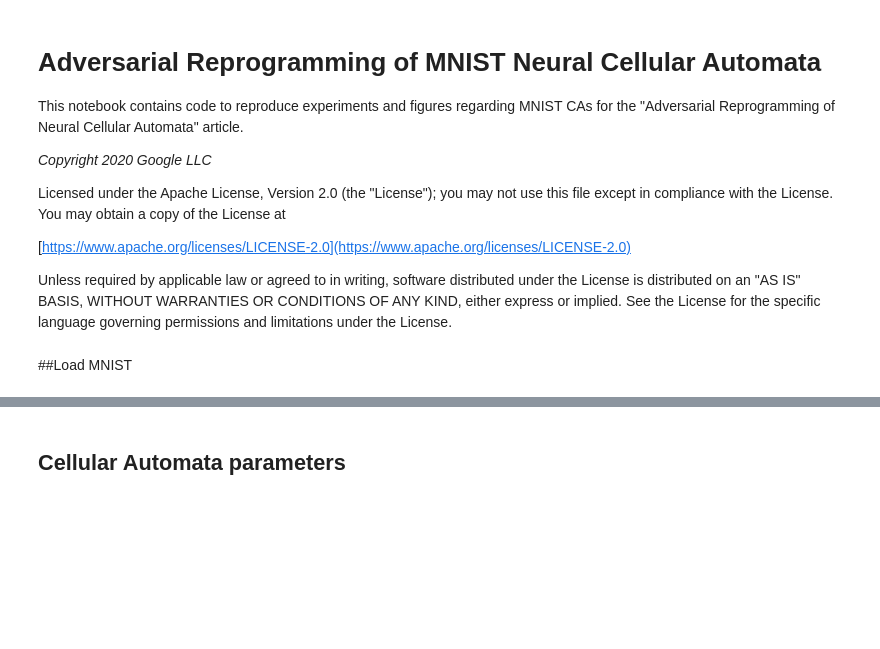
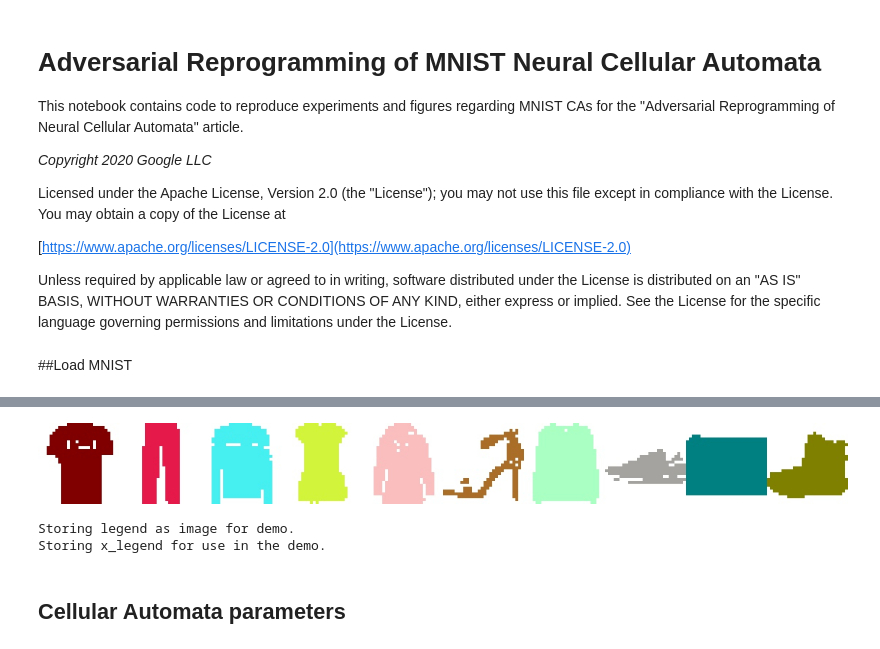
Before and after one commit to mikethebos/CS523-Assignment-3, a Jupyter notebook: fashion_mnist/adversarial_fashion_mnist_ca.ipynb, the cells around one changed output, grey strips where cells are left out. Drawn from its saved outputs; the diff is of its cells as text; code cells hidden in the pictures; blank space fills up the shorter version.

```diff
--- a/fashion_mnist/adversarial_fashion_mnist_ca.ipynb
+++ b/fashion_mnist/adversarial_fashion_mnist_ca.ipynb
@@ -124,7 +124,7 @@ class VideoWriter:
 # %%
 # @title Generate train/test set from MNIST.
 
-(x_train, y_train), (x_test, y_test) = tf.keras.datasets.mnist.load_data()
+(x_train, y_train), (x_test, y_test) = tf.keras.datasets.fashion_mnist.load_data()
 x_train = np.array(x_train / 255.0,).astype(np.float32)
 x_test = np.array(x_test / 255.0,).astype(np.float32)
 
@@ -227,3 +227,4 @@ matplotlib.image.imsave("legend.png", numbers_legend_horiz)
 print("Storing x_legend for use in the demo.")
 import json
 samples_str = json.dumps(x_legend.tolist())
+# %% [output]
@@ -230,3 +243,6 @@ samples_str = json.dumps(x_legend.tolist())
+[figure, added]
+Storing legend as image for demo.
+Storing x_legend for use in the demo.
 # %% [markdown]
 ## Cellular Automata parameters
 # %%
```
Also changed, not shown: parts of 8 cells of this notebook.
